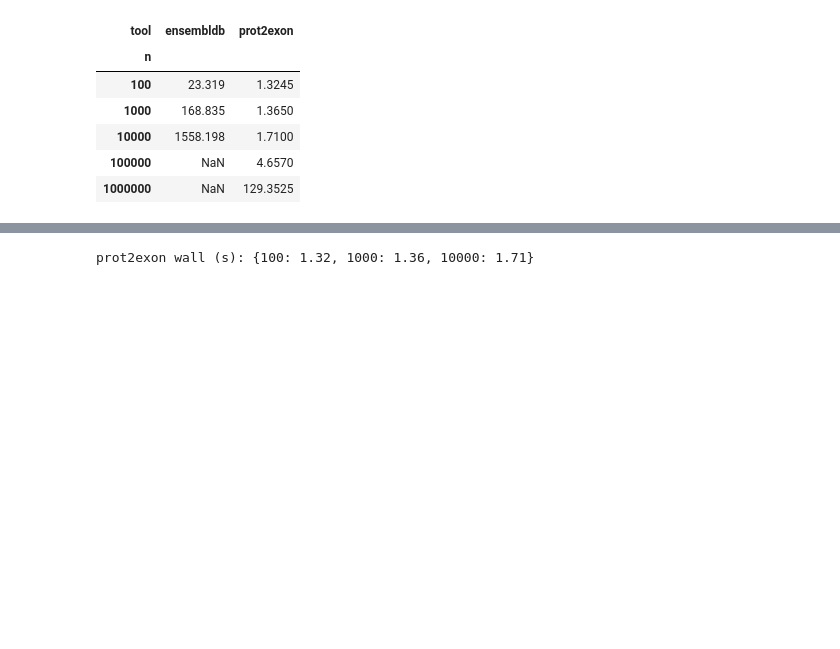
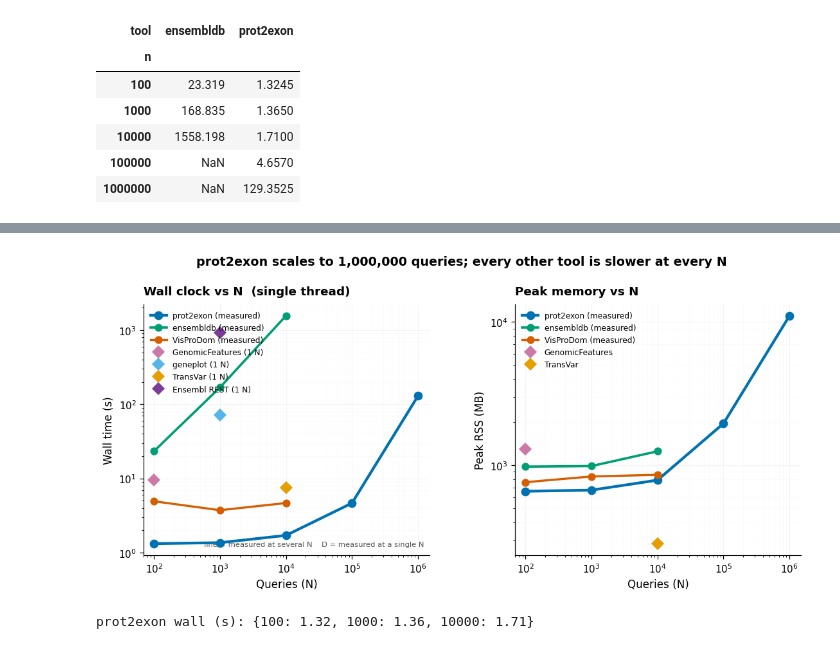
Before and after one commit to SotoLF/fastCDS, a Jupyter notebook: tutorial/reproduce_paper/end_to_end/scaling_and_ram.ipynb, the cells around one changed output, grey strips where cells are left out. Saved outputs shown, nothing was run; the diff lists cells and outputs as text; code cells hidden in the pictures; blank space fills up the shorter version.

```diff
--- a/tutorial/reproduce_paper/end_to_end/scaling_and_ram.ipynb
+++ b/tutorial/reproduce_paper/end_to_end/scaling_and_ram.ipynb
@@ -79,6 +79,8 @@ DATA = Path.home() / "Desktop" / "protein2genomic_data"
 TIMINGS = DATA / "bench" / "timings.tsv"
 # Combined threads x batch-size grid (benchmarks/threads_batch_grid.py).
 GRID = DATA / "bench" / "threads_batch_grid.tsv"
+# VisProDom run at several N (benchmarks/visprodom_human.R over query subsets).
+VPD = DATA / "notebook_software_comparison" / "visprodom_scaling.tsv"
 
 assert TIMINGS.exists(), f"missing {TIMINGS} (run benchmarks/scaling_benchmark.py)"
 assert GRID.exists(),    f"missing {GRID} (run benchmarks/threads_batch_grid.py)"
@@ -182,3 +121,55 @@ plt.show()
+# %%
+# Real multi-N curves: prot2exon + ensembldb (bench/timings.tsv) and VisProDom.
+vpd = pd.read_csv(VPD, sep="\t").sort_values("n_domains")
+CURVES = {
+    "prot2exon": dict(d=agg[agg.tool == "prot2exon"].sort_values("n"),
+                      x="n", w="wall_s", r="peak_rss_mb", c=COLORS['prot2exon'], lw=2.8, ms=8),
+    "ensembldb": dict(d=agg[agg.tool == "ensembldb"].sort_values("n"),
+                      x="n", w="wall_s", r="peak_rss_mb", c=COLORS['ensembldb'], lw=2.4, ms=7),
+    "VisProDom": dict(d=vpd, x="n_domains", w="wall_s", r="rss_mb",
+                      c=COLORS['bad'], lw=2.2, ms=7),
+}
+# Single measured point (one N each), from software_comparison.ipynb.
+POINTS = [
+    {"tool": "GenomicFeatures", "N": 100,   "wall": 9.479,      "rss": 1297, "color": COLORS['rest']},
+    {"tool": "geneplot",        "N": 1000,  "wall": 1000/14,    "rss": None, "color": COLORS['neutral']},
+    {"tool": "TransVar",        "N": 10000, "wall": 10000/1326, "rss": 284,  "color": COLORS['transvar']},
+    {"tool": "Ensembl REST",    "N": 1000,  "wall": 1000/1.09,  "rss": None, "color": '#7d3c98'},
+]
+
+fig, axes = plt.subplots(1, 2, figsize=(12, 4.6), gridspec_kw={'wspace': 0.30})
+for name, s in CURVES.items():
+    d = s["d"]
+    axes[0].plot(d[s["x"]], d[s["w"]], "o-", color=s["c"], lw=s["lw"], ms=s["ms"],
+                 label=f"{name} (measured)", zorder=5)
+    axes[1].plot(d[s["x"]], d[s["r"]], "o-", color=s["c"], lw=s["lw"], ms=s["ms"],
+                 label=f"{name} (measured)", zorder=5)
+for p in POINTS:
+    axes[0].plot(p["N"], p["wall"], "D", color=p["color"], ms=8, zorder=4,
+                 label=f"{p['tool']} (1 N)")
+    if p["rss"] is not None:
+        axes[1].plot(p["N"], p["rss"], "D", color=p["color"], ms=8, zorder=4, label=p["tool"])
+
+axes[0].text(0.98, 0.03, "line = measured at several N    D = measured at a single N",
+             transform=axes[0].transAxes, ha="right", va="bottom", fontsize=7.5, color="#555")
+
+for ax in axes:
+    ax.set_xscale("log"); ax.set_yscale("log"); ax.set_xlabel("Queries (N)")
+    ax.set_xlim(70, 1.5e6)
+    ax.grid(which='major', alpha=0.4, lw=0.7); ax.grid(which='minor', alpha=0.2, lw=0.5)
+axes[0].set_ylabel("Wall time (s)")
+axes[0].set_title("Wall clock vs N  (single thread)", loc='left')
+axes[1].set_ylabel("Peak RSS (MB)")
+axes[1].set_title("Peak memory vs N", loc='left')
+axes[0].legend(loc='upper left', fontsize=8, framealpha=0.9)
+axes[1].legend(loc='upper left', fontsize=8, framealpha=0.9)
+
+fig.suptitle("prot2exon scales to 1,000,000 queries; every other tool is slower at every N",
+             fontsize=12.5, fontweight='semibold', y=1.03)
+fig.tight_layout(rect=[0, 0, 1, 0.97])
+plt.show()
+# %% [output]
+[figure, added]
 # %%
 # The ~1.3 s floor at low N is one-time index load (~298 MB binary
 # index). Per-query mapping is essentially free until we get to 100k+.
```
Also changed, not shown: parts of 2 cells of this notebook, 2 other files.
